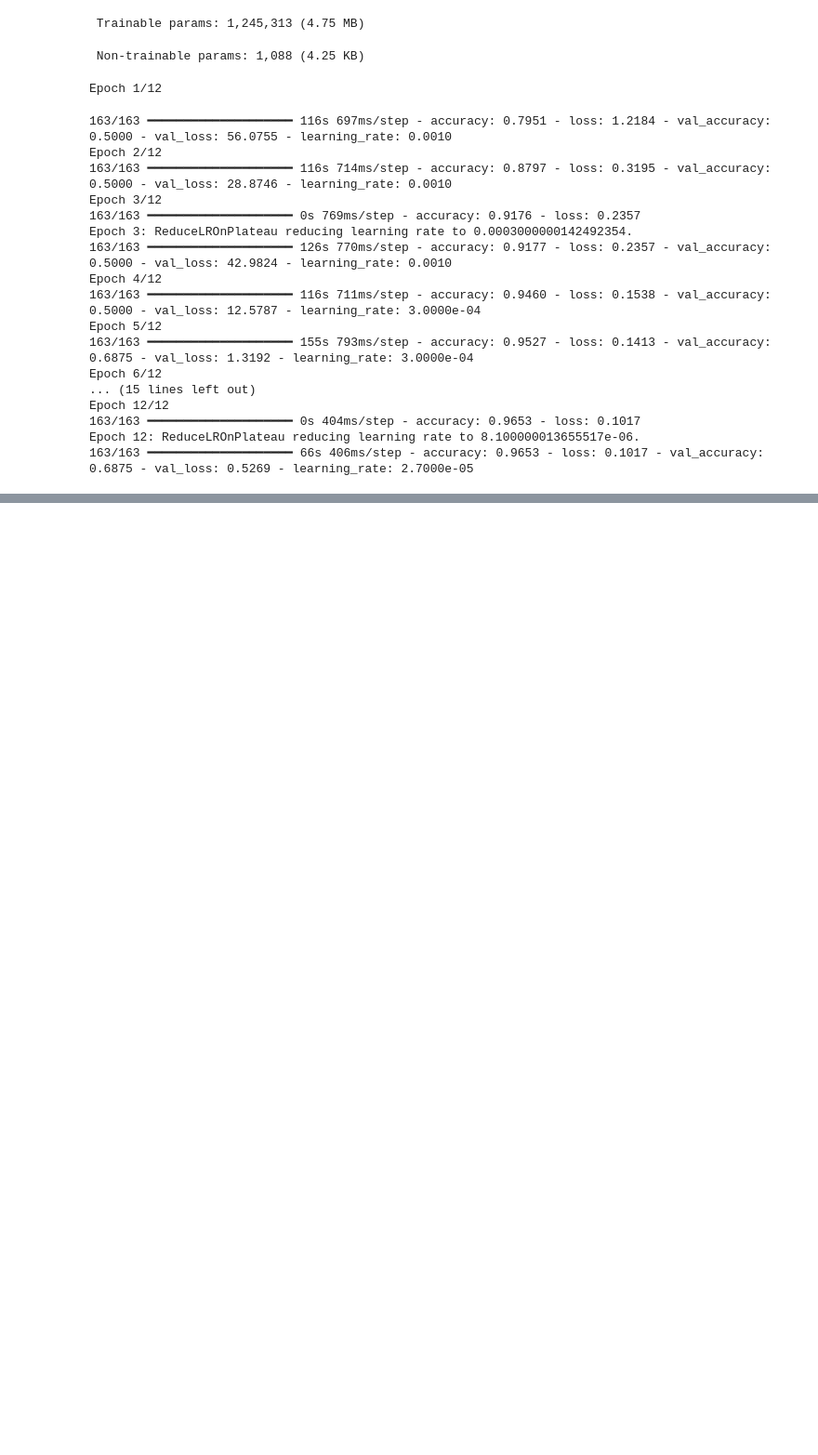
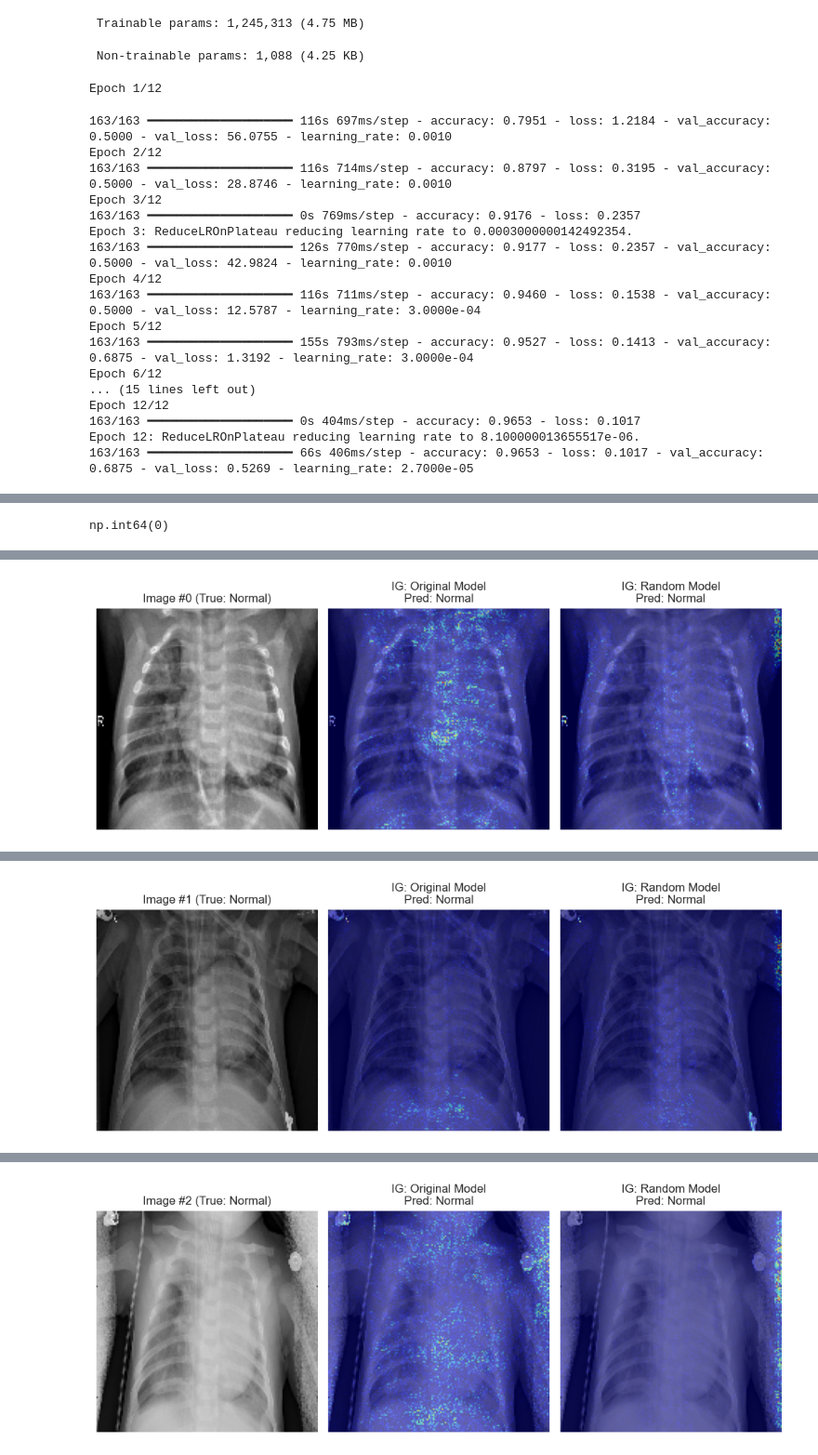
Before and after one commit to AKButani/ML4H_Project2, a Jupyter notebook: Part2.ipynb, the cells around one changed output, grey strips where cells are left out. Shown at 93% size. Cells and saved outputs as stored; diff of their text form; code cells hidden in the pictures; blank space fills up the shorter version.

```diff
--- a/Part2.ipynb
+++ b/Part2.ipynb
@@ -252,3 +265,5 @@ Epoch 12/12
 163/163 ━━━━━━━━━━━━━━━━━━━━ 0s 404ms/step - accuracy: 0.9653 - loss: 0.1017
 Epoch 12: ReduceLROnPlateau reducing learning rate to 8.100000013655517e-06.
 163/163 ━━━━━━━━━━━━━━━━━━━━ 66s 406ms/step - accuracy: 0.9653 - loss: 0.1017 - val_accuracy: 0.6875 - val_loss: 0.5269 - learning_rate: 2.7000e-05
+# %%
+model = load_model('part2_cnn_model.h5')
@@ -271,0 +311,2 @@ WARNING:absl:You are saving your model as an HDF5 file via `model.save()` or `ke
+# %%
+model_ran = load_model('part2_cnn_model_ran_lables.h5')
@@ -271,0 +360,12 @@ WARNING:absl:You are saving your model as an HDF5 file via `model.save()` or `ke
+# %%
+# Normalize for display
+def normalize(arr):
+    arr = np.abs(arr)
+    arr = arr / (np.max(arr) + 1e-8)
+    return arr
+# %%
+img = x_test[0]
+label = y_test[0]
+baseline = np.zeros_like(img) # create a black baseline of same shape
+preds_rand = model.predict(np.expand_dims(img, axis=0))
+target_class_rand = np.argmax(preds_rand[0])
@@ -271,0 +374,5 @@ WARNING:absl:You are saving your model as an HDF5 file via `model.save()` or `ke
+# %%
+img
+label
+# %% [output]
+np.int64(0)
@@ -271,0 +441,6 @@ WARNING:absl:You are saving your model as an HDF5 file via `model.save()` or `ke
+# %%
+class_names = ["Normal", "Pneumonia"]
+x_test_subset = x_test[0:5]  # Select first 5 images for comparison
+label_subset = y_test[0:5]  # Corresponding labels for the selected images
+ig_maps = compare_ig_maps(model, model_ran, x_test_subset, labels=label_subset, class_names=class_names, num_images=5)
+# %% [output]
@@ -271,0 +449 @@ WARNING:absl:You are saving your model as an HDF5 file via `model.save()` or `ke
+[figure, added]
@@ -271,0 +452 @@ WARNING:absl:You are saving your model as an HDF5 file via `model.save()` or `ke
+[figure, added]
@@ -271,0 +455 @@ WARNING:absl:You are saving your model as an HDF5 file via `model.save()` or `ke
+[figure, added]
```
Also changed, not shown: parts of 19 cells of this notebook.
